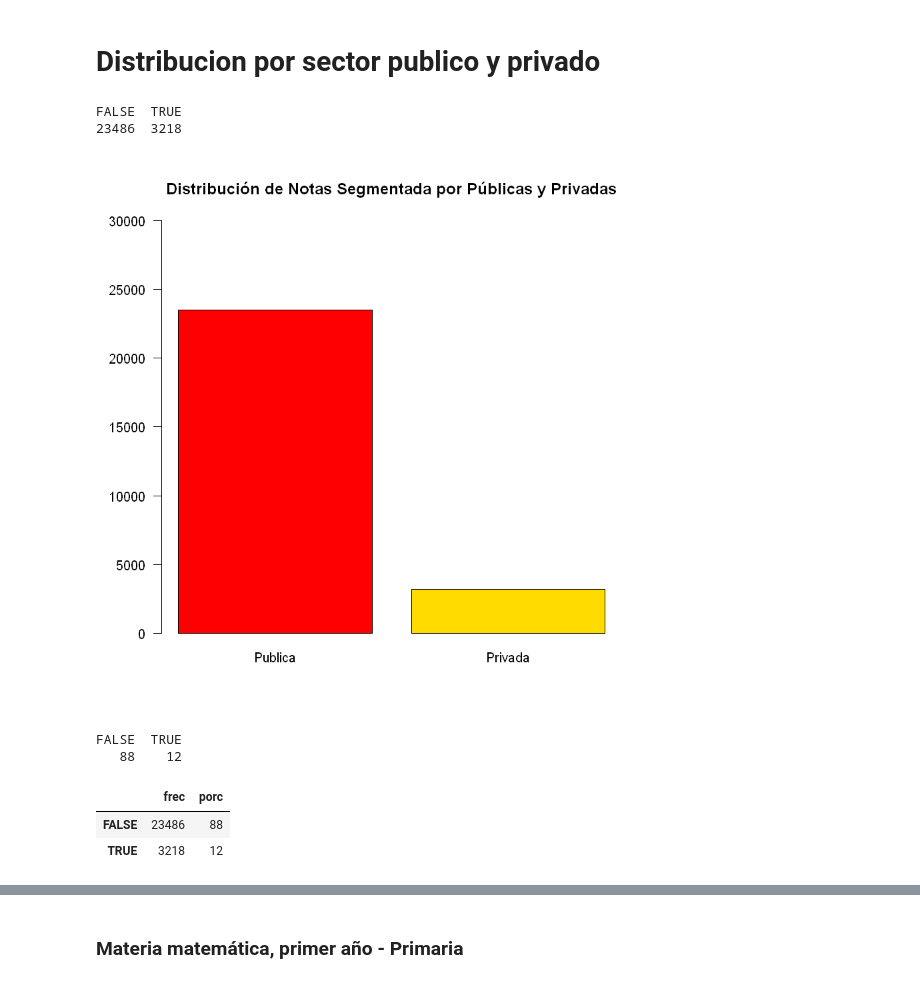
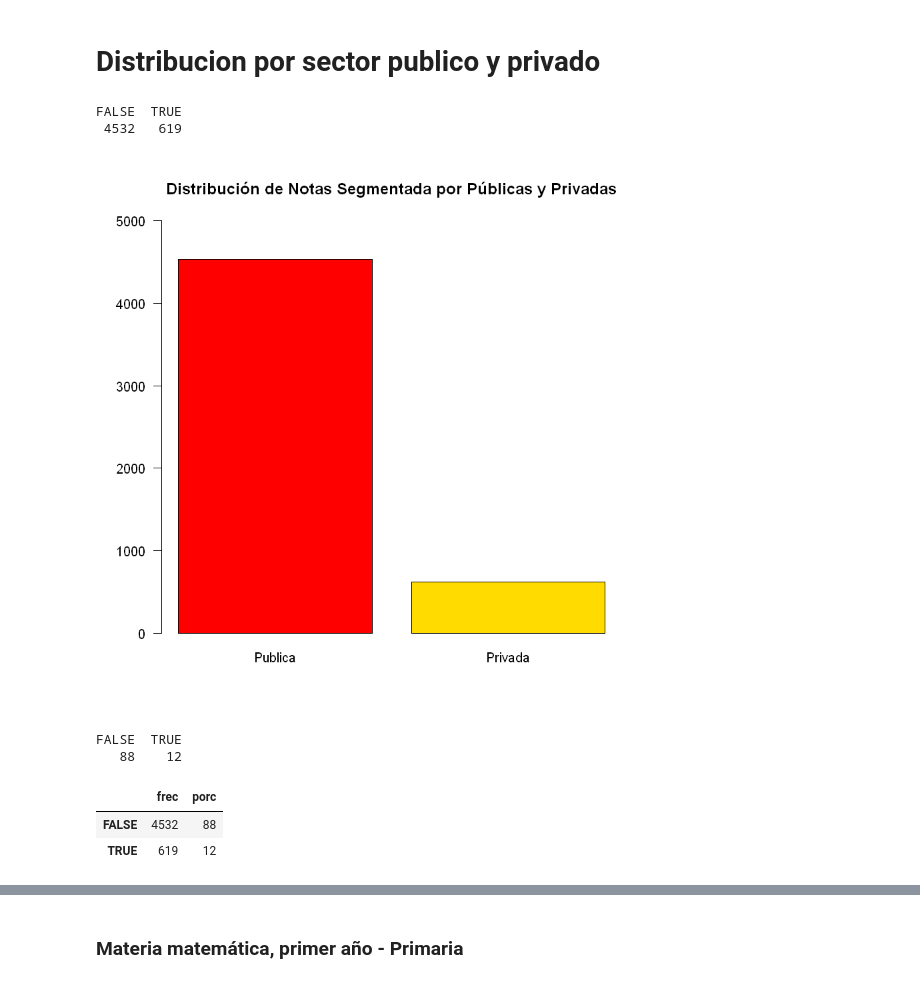
Before and after one commit to Nefertumm/EDM_2023, a Jupyter notebook: Dataset_escuelas/TP2.ipynb, the cells around one changed output, grey strips where cells are left out. Drawn from its saved outputs; the diff is of its cells as text; code cells hidden in the pictures.

```diff
--- a/Dataset_escuelas/TP2.ipynb
+++ b/Dataset_escuelas/TP2.ipynb
@@ -96,8 +92,8 @@ ftable(dataset_mas_limpio$Modalidad)
 # %% [markdown]
 ### Primaria
 # %%
-
-sectores<-filter(dataset_mas_limpio, (AñoCursado == "1" |  AñoCursado == "2" |  AñoCursado == "3" |
+dataset_mas_limpio_matricula <- dataset_mas_limpio %>% dplyr::distinct(Documento, .keep_all = TRUE)
+sectores<-filter(dataset_mas_limpio_matricula, (AñoCursado == "1" |  AñoCursado == "2" |  AñoCursado == "3" |
                      AñoCursado == "4" |  AñoCursado == "5" |  AñoCursado == "6") & Modalidad == "Primaria")
 # %%
 library(ggplot2)
@@ -267,23 +260,23 @@ ggplot(D1, aes(x="", y=frec, fill=Turnos)) +
 # %%
 #Gráfico de barras de frecuencia absoluta
 nombres <- c("Publica", "Privada")
-escu_primaria <- filter(dataset_mas_limpio,Modalidad == "Primaria")
+escu_primaria <- filter(dataset_mas_limpio_matricula,Modalidad == "Primaria")
 tabla <- table(escu_primaria$EsPrivada)
 tabla
 #barplot(tabla,main="Distribucion segmentado por publicas y privadas",col=rainbow(6),ylim=c(0,30000),las=2)
 # Crear el gráfico de barras con nombres de columnas
 barplot(tabla,
         main = "Distribución de Notas Segmentada por Públicas y Privadas",
         col = rainbow(7),
-        ylim = c(0, 30000),
+        ylim = c(0, 5000),
         las = 1,
         names.arg = nombres)
 # %% [output]
 FALSE  TRUE
-23486  3218
+ 4532   619
-[figure, old version]
+[figure, new version]
 # %%
-sector_pp <- filter(dataset_mas_limpio, Modalidad == 'Primaria')
+sector_pp <- filter(dataset_mas_limpio_matricula, Modalidad == 'Primaria')
 pie <- round(100 * table(sector_pp$EsPrivada) / length(sector_pp$EsPrivada))
 pie
 porc <- c(pie)
@@ -296,8 +289,8 @@ Sector<-rownames(D1)
 FALSE  TRUE
    88    12
 |  | frec | porc |
-| FALSE | 23486 | 88 |
-| TRUE | 3218 | 12 |
+| FALSE | 4532 | 88 |
+| TRUE | 619 | 12 |
 # %%
 ggplot(D1, aes(x="", y=frec, fill=Sector)) +
   geom_bar(stat="identity", width=1,color="white") +
```
Also changed, not shown: parts of 64 cells of this notebook, 1 other file.
